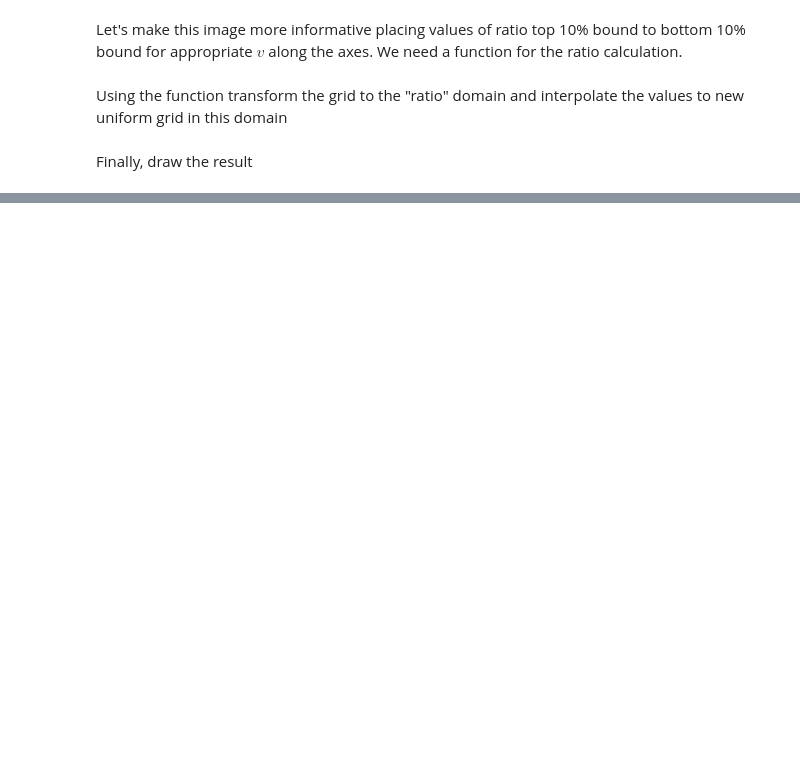
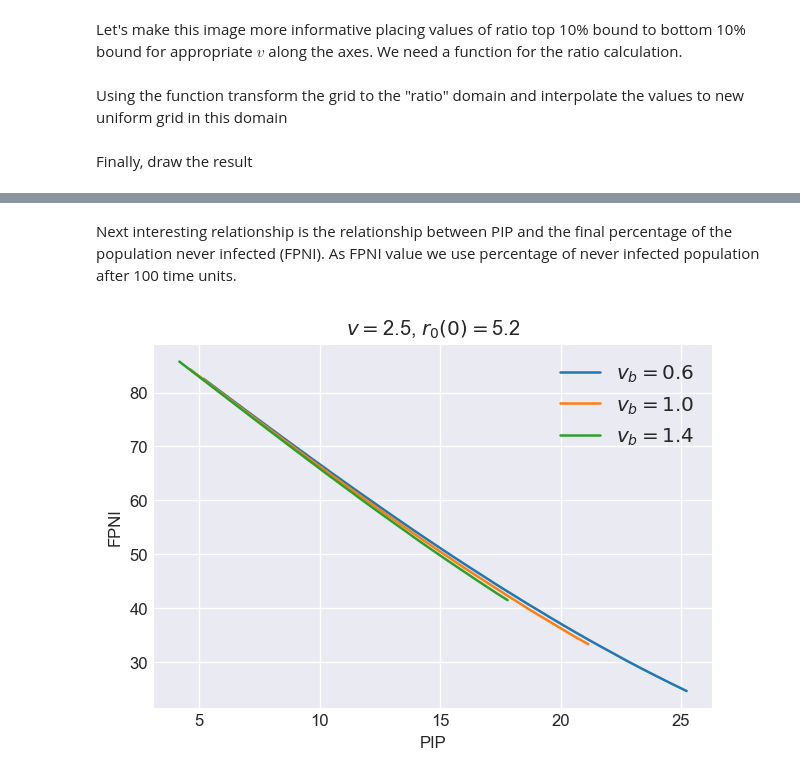
Before and after one commit to ivvaan/A-disease-spread-inhomogeneous-models, a Jupyter notebook: city_level_spread_dymamic/2_heterogeneity_in_spreading_the_disease.ipynb, the cells around one changed output, grey strips where cells are left out. Drawn from its saved outputs; the diff is of its cells as text; code cells hidden in the pictures; blank space fills up the shorter version.

```diff
--- a/city_level_spread_dymamic/2_heterogeneity_in_spreading_the_disease.ipynb
+++ b/city_level_spread_dymamic/2_heterogeneity_in_spreading_the_disease.ipynb
@@ -514,0 +518,28 @@ plt.show()
+# %% [markdown]
+Next interesting relationship is the relationship between PIP and the final percentage of the population never infected (FPNI). As FPNI value we use percentage of never infected population after 100 time units.
+# %%
+def PIP_FPNIfunc(r0,I0,vb0):
+    def f(v):
+        S,_,_,dS=HCS_SIR(r0,I0,v,vb0)
+        return 100.0-100.0*S[np.argmax(dS)],100.0*S[-1]
+    return f
+#small step and short modelling interval to get PIP
+m_t1=np.arange(0.0, 3.0, t_step*.1,dtype=np.float64)
+#big step and long modelling interval to get FPNI
+m_t2=np.arange(t_step*.05, 100.0, t_step*10.0,dtype=np.float64)
+#final modelling times
+m_t=np.sort(np.concatenate((m_t1,m_t2)))
+
+fig, ax = plt.subplots(dpi=120)
+for vb in [0.6,1.0,1.4]:
+    plt.plot(*np.vectorize(PIP_FPNIfunc(r0_0,I0,vb))(np.linspace(0.4, 3.0, 80)),
+             label=f'$v_b={vb}$')
+ax.set_ylabel(f'FPNI')
+plt.legend(loc='center left')
+plt.xlabel(f'PIP')
+plt.legend(loc='upper right')
+plt.title(f'$v=${v0}, $r_0(0)=${r0_0}')
+
+plt.show()
+# %% [output]
+[figure, added]
```
Also changed, not shown: parts of 7 cells of this notebook.
